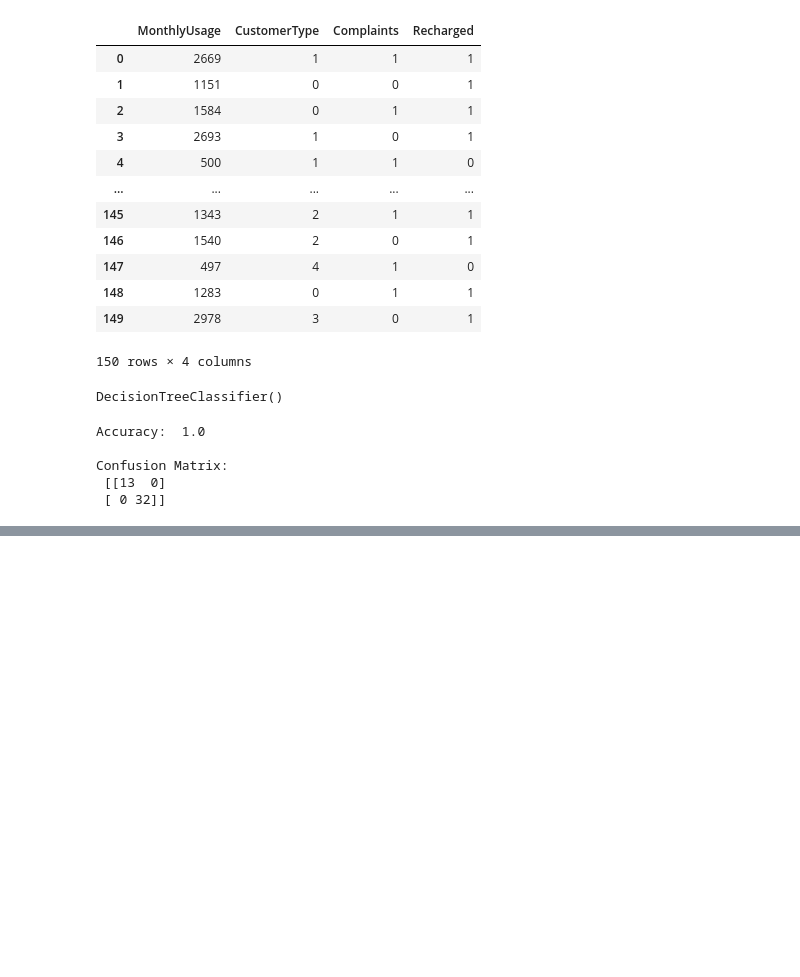
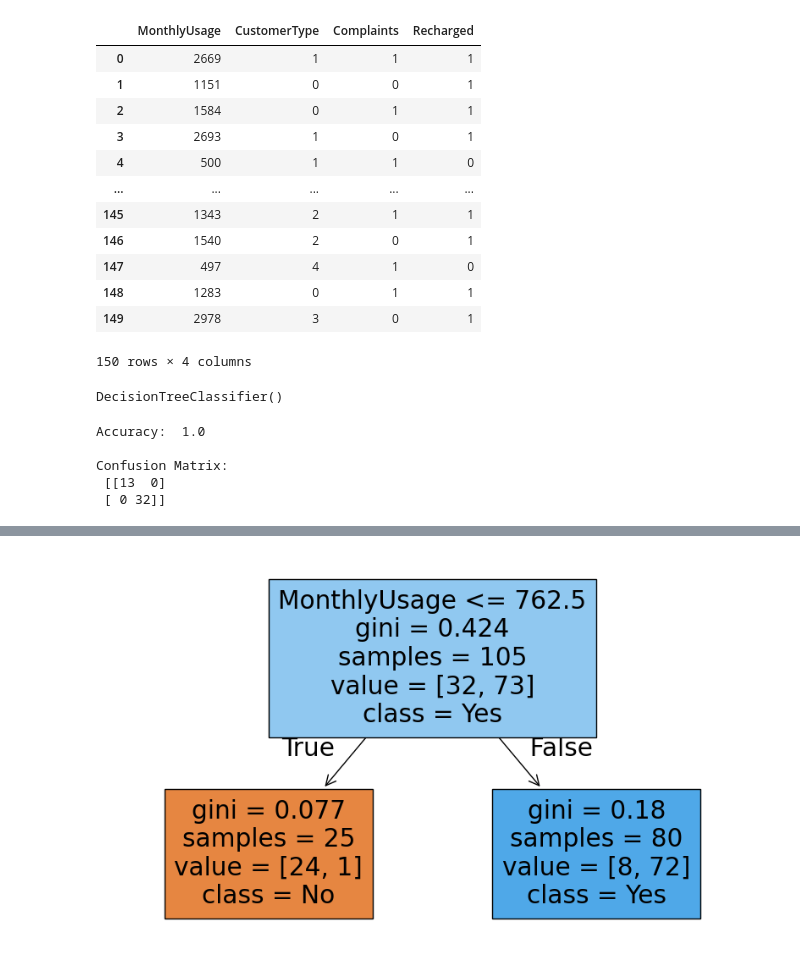
Before and after one commit to OV2294/ML_Practicals, a Jupyter notebook: Chapters/pr_2-2-26.ipynb, the cells around one changed output, grey strips where cells are left out. Cells and saved outputs as stored; diff of their text form; code cells hidden in the pictures; blank space fills up the shorter version.

```diff
--- a/Chapters/pr_2-2-26.ipynb
+++ b/Chapters/pr_2-2-26.ipynb
@@ -223,0 +259,9 @@ plt.figure(figsize=(10,6))
+# %%
+from sklearn.tree import plot_tree
+import matplotlib.pyplot as plt
+
+plt.figure(figsize=(10,6))
+plot_tree(model_1, feature_names=['MonthlyUsage','CustomerType','complaints'],class_names=['No','Yes'], filled=True)
+plt.show()
+# %% [output]
+[figure, added]
```
Also changed, not shown: parts of 4 cells of this notebook.
